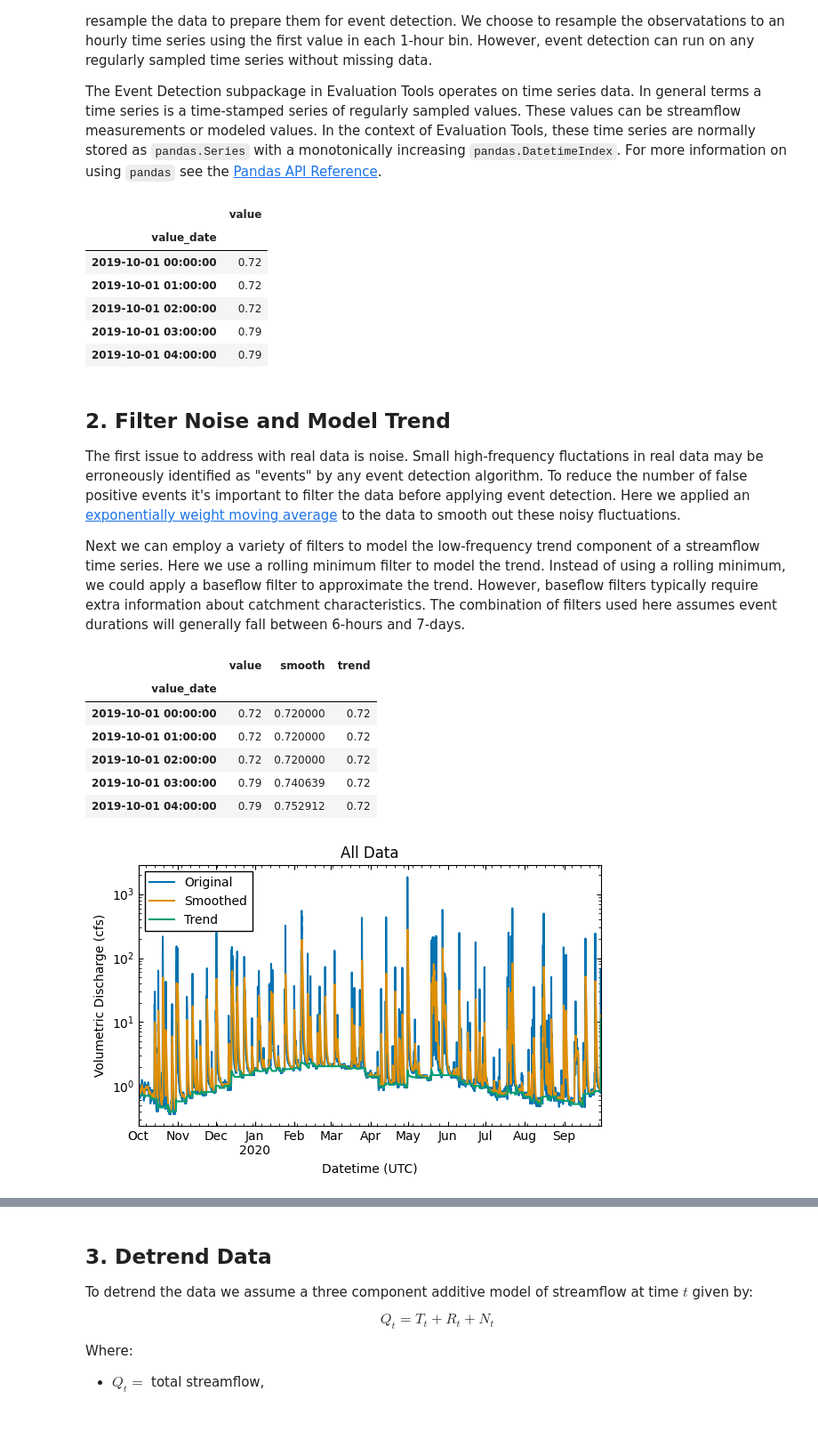
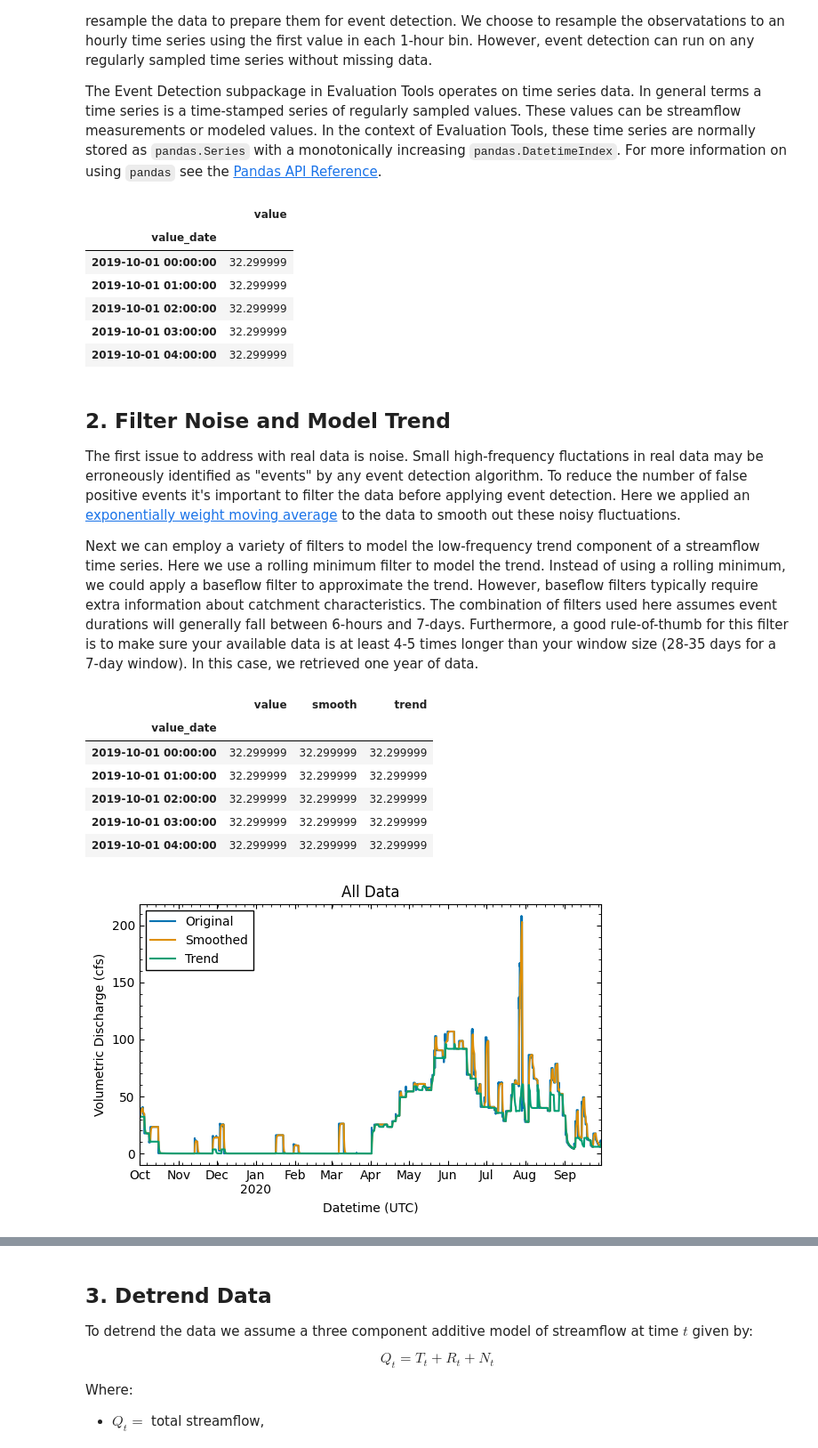
Before and after one commit to jarq6c/little_hope, a Jupyter notebook: event_detection.ipynb, the cells around one changed output, grey strips where cells are left out. Shown: that part at 89% size. Drawn from its saved outputs; the diff is of its cells as text; code cells hidden in the pictures; blank space fills up the shorter version.

Commit message:
expand bad examples and add rule of thumb

```diff
--- a/event_detection.ipynb
+++ b/event_detection.ipynb
@@ -59,9 +59,30 @@ import pandas as pd
 import pubtools.plot as plt
 %matplotlib inline
 
+# Pick a site
+# Little Hope Creek is the ideal site for event detection
+#  This basin is relatively small (2.63 sq. mi.) and exhibits easily resolved "flashy" events.
+sites = '02146470' # LITTLE HOPE CR AT SENECA PLACE AT CHARLOTTE, NC
+
+# The Mississippi River is not ideal for event detection
+#  This basin is large (932,800.0 sq. mi.) and flows change gradually.
+#  The meaning of "event" may not be well-defined here
+# sites = '07032000' # MISSISSIPPI RIVER AT MEMPHIS, TN
+
+# The Red River of the North is not ideal for event detection
+#  This basin is quite large, subject to freezing and snowmelt driven flow.
+#  We might be able to define events here, but these will require different parameters than
+#  the flashy rainfall-driven events at Little Hope Creek.
+# sites = '05054000' # RED RIVER OF THE NORTH AT FARGO, ND
+
+# This gage on the Purgatoire river is not ideal for event detection
+#  This gage is downstream of a controlled reservoir.
+#  What's considered an hydrological event downstream of a flow control structure?
+# sites = '07124410' # PURGATOIRE RIVER BELOW TRINIDAD LAKE, CO.
+
 # Retrieve streamflow data
 observations = IVDataService.get(
-    sites='02146470',
+    sites=sites,
     startDT='2019-10-01',
     endDT='2020-09-30'
     )
@@ -77,17 +98,17 @@ observations.head()
 # %% [output]
 |  | value |
 | value_date |  |
-| 2019-10-01 00:00:00 | 0.72 |
-| 2019-10-01 01:00:00 | 0.72 |
-| 2019-10-01 02:00:00 | 0.72 |
-| 2019-10-01 03:00:00 | 0.79 |
-| 2019-10-01 04:00:00 | 0.79 |
+| 2019-10-01 00:00:00 | 32.299999 |
+| 2019-10-01 01:00:00 | 32.299999 |
+| 2019-10-01 02:00:00 | 32.299999 |
+| 2019-10-01 03:00:00 | 32.299999 |
+| 2019-10-01 04:00:00 | 32.299999 |
 # %% [markdown]
 ## 2. Filter Noise and Model Trend
 
 The first issue to address with real data is noise. Small high-frequency fluctations in real data may be erroneously identified as "events" by any event detection algorithm. To reduce the number of false positive events it's important to filter the data before applying event detection. Here we applied an [exponentially weight moving average](https://en.wikipedia.org/wiki/Moving_average#Exponential_moving_average) to the data to smooth out these noisy fluctuations.
 
-Next we can employ a variety of filters to model the low-frequency trend component of a streamflow time series. Here we use a rolling minimum filter to model the trend. Instead of using a rolling minimum, we could apply a baseflow filter to approximate the trend. However, baseflow filters typically require extra information about catchment characteristics. The combination of filters used here assumes event durations will generally fall between 6-hours and 7-days.
+Next we can employ a variety of filters to model the low-frequency trend component of a streamflow time series. Here we use a rolling minimum filter to model the trend. Instead of using a rolling minimum, we could apply a baseflow filter to approximate the trend. However, baseflow filters typically require extra information about catchment characteristics. The combination of filters used here assumes event durations will generally fall between 6-hours and 7-days. Furthermore, a good rule-of-thumb for this filter is to make sure your available data is at least 4-5 times longer than your window size (28-35 days for a 7-day window). In this case, we retrieved one year of data.
 # %%
 # Smooth noisy data
 observations['smooth'] = observations['value'].ewm(halflife='6H', times=observations.index).mean()
@@ -100,23 +121,29 @@ observations.head()
 # %% [output]
 |  | value | smooth | trend |
 | value_date |  |  |  |
-| 2019-10-01 00:00:00 | 0.72 | 0.720000 | 0.72 |
-| 2019-10-01 01:00:00 | 0.72 | 0.720000 | 0.72 |
-| 2019-10-01 02:00:00 | 0.72 | 0.720000 | 0.72 |
-| 2019-10-01 03:00:00 | 0.79 | 0.740639 | 0.72 |
-| 2019-10-01 04:00:00 | 0.79 | 0.752912 | 0.72 |
+| 2019-10-01 00:00:00 | 32.299999 | 32.299999 | 32.299999 |
+| 2019-10-01 01:00:00 | 32.299999 | 32.299999 | 32.299999 |
+| 2019-10-01 02:00:00 | 32.299999 | 32.299999 | 32.299999 |
+| 2019-10-01 03:00:00 | 32.299999 | 32.299999 | 32.299999 |
+| 2019-10-01 04:00:00 | 32.299999 | 32.299999 | 32.299999 |
 # %%
+# Set log-scale for plots
+if observations['value'].max() >= 1000.0:
+    logy=True
+else:
+    logy=False
+
 # Plot all data
 plt.plot_dataframe(
     observations,
-    logy=True,
+    logy=logy,
     legend=['Original', 'Smoothed', 'Trend'],
     xlabel="Datetime (UTC)",
     ylabel="Volumetric Discharge (cfs)",
     title="All Data"
     )
 # %% [output]
-[figure, old version]
+[figure, new version]
 # %%
 # Detailed plot
 begin = pd.Timestamp("2020-03-01")
```
Also changed, not shown: parts of 11 cells of this notebook.
